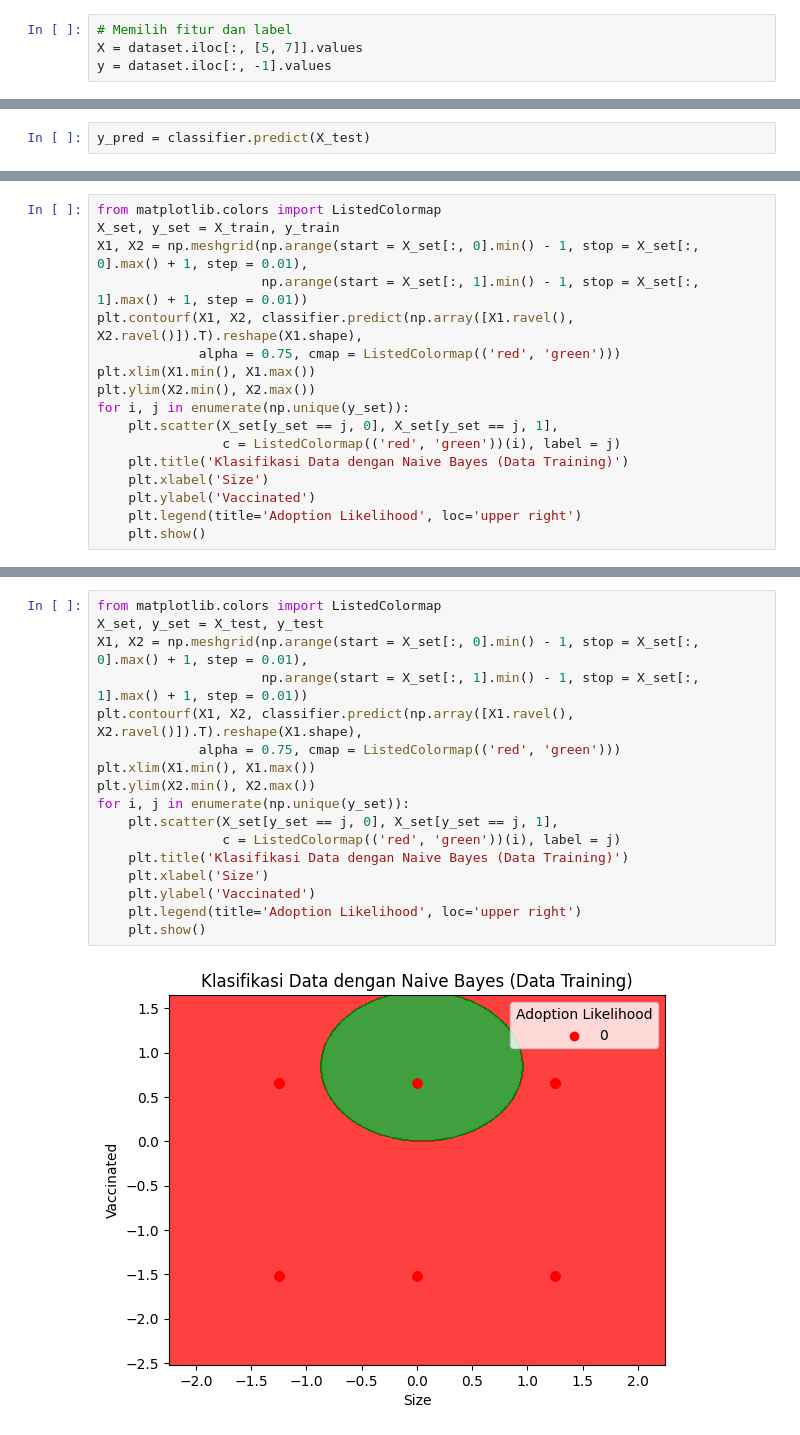
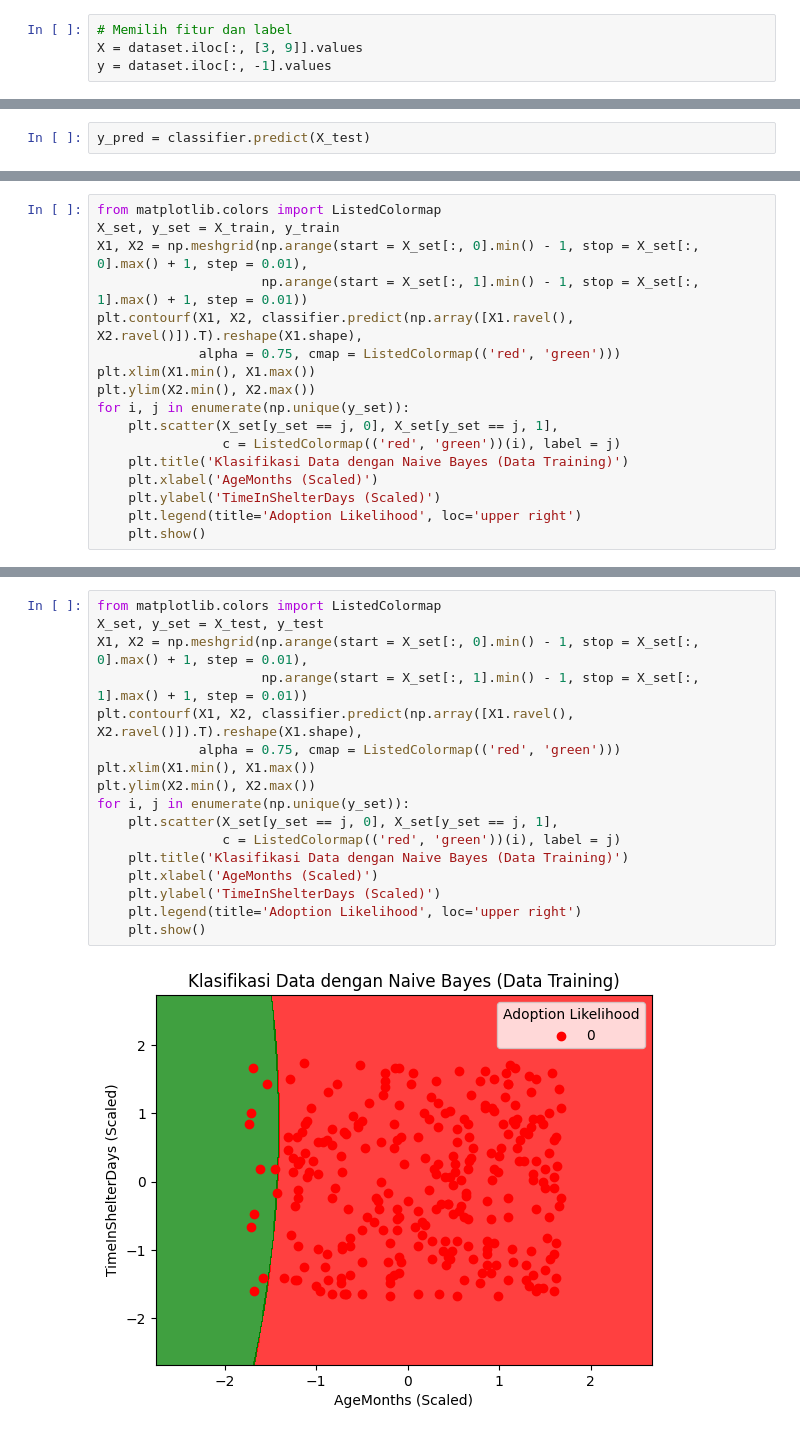
Before and after one commit to restudev/Data-Mining, a Jupyter notebook: Minggu ke-5/naive_bayes_pet.ipynb, the cells around one changed output, grey strips where cells are left out. Saved outputs shown, nothing was run; the diff lists cells and outputs as text.

```diff
--- a/Minggu ke-5/naive_bayes_pet.ipynb
+++ b/Minggu ke-5/naive_bayes_pet.ipynb
@@ -119,7 +119,7 @@ dataset.head()
 | 4 | 504 | 3 | 5 | 123 | 2 | 0 | 20.498100 | 0 | 0 | ... |
 # %%
 # Memilih fitur dan label
-X = dataset.iloc[:, [5, 7]].values
+X = dataset.iloc[:, [3, 9]].values
 y = dataset.iloc[:, -1].values
 # %%
 import seaborn as sns
@@ -254,8 +254,8 @@ for i, j in enumerate(np.unique(y_set)):
     plt.scatter(X_set[y_set == j, 0], X_set[y_set == j, 1],
                 c = ListedColormap(('red', 'green'))(i), label = j)
     plt.title('Klasifikasi Data dengan Naive Bayes (Data Training)')
-    plt.xlabel('Size')
-    plt.ylabel('Vaccinated')
+    plt.xlabel('AgeMonths (Scaled)')
+    plt.ylabel('TimeInShelterDays (Scaled)')
     plt.legend(title='Adoption Likelihood', loc='upper right')
     plt.show()
 # %% [output]
@@ -266,19 +266,19 @@ for i, j in enumerate(np.unique(y_set)):
 # %%
 from matplotlib.colors import ListedColormap
 X_set, y_set = X_test, y_test
 X1, X2 = np.meshgrid(np.arange(start = X_set[:, 0].min() - 1, stop = X_set[:, 0].max() + 1, step = 0.01),
                      np.arange(start = X_set[:, 1].min() - 1, stop = X_set[:, 1].max() + 1, step = 0.01))
 plt.contourf(X1, X2, classifier.predict(np.array([X1.ravel(), X2.ravel()]).T).reshape(X1.shape),
              alpha = 0.75, cmap = ListedColormap(('red', 'green')))
 plt.xlim(X1.min(), X1.max())
 plt.ylim(X2.min(), X2.max())
 for i, j in enumerate(np.unique(y_set)):
     plt.scatter(X_set[y_set == j, 0], X_set[y_set == j, 1],
                 c = ListedColormap(('red', 'green'))(i), label = j)
     plt.title('Klasifikasi Data dengan Naive Bayes (Data Training)')
-    plt.xlabel('Size')
-    plt.ylabel('Vaccinated')
+    plt.xlabel('AgeMonths (Scaled)')
+    plt.ylabel('TimeInShelterDays (Scaled)')
     plt.legend(title='Adoption Likelihood', loc='upper right')
     plt.show()
 # %% [output]
-[figure, old version]
+[figure, new version]
```
Also changed, not shown: parts of 15 cells of this notebook.
